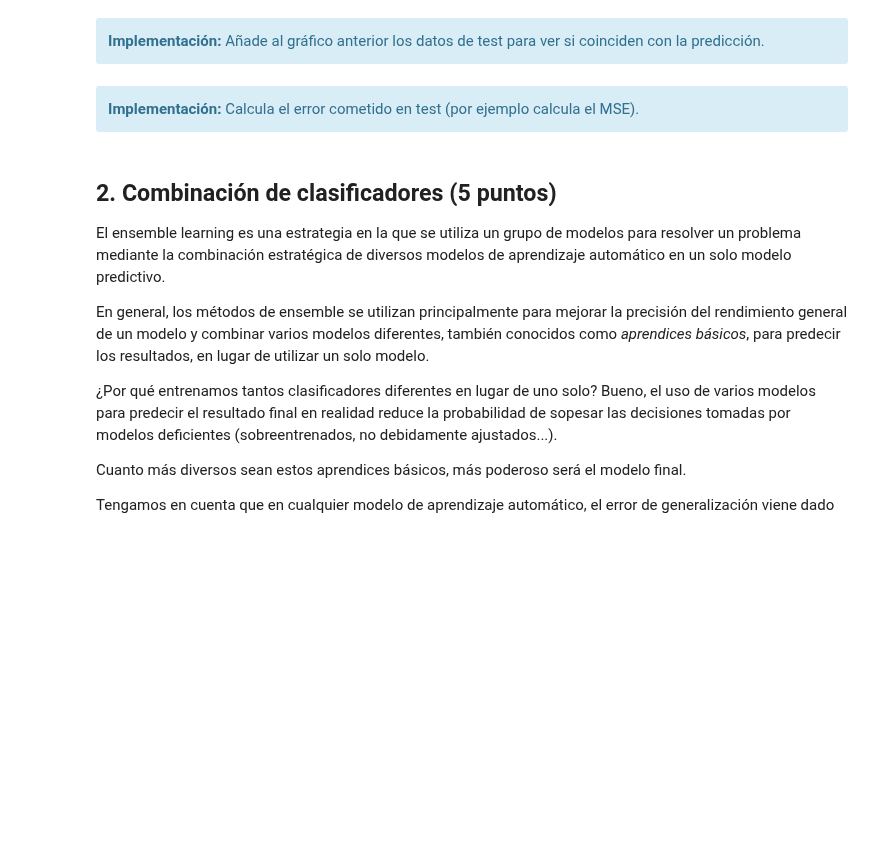
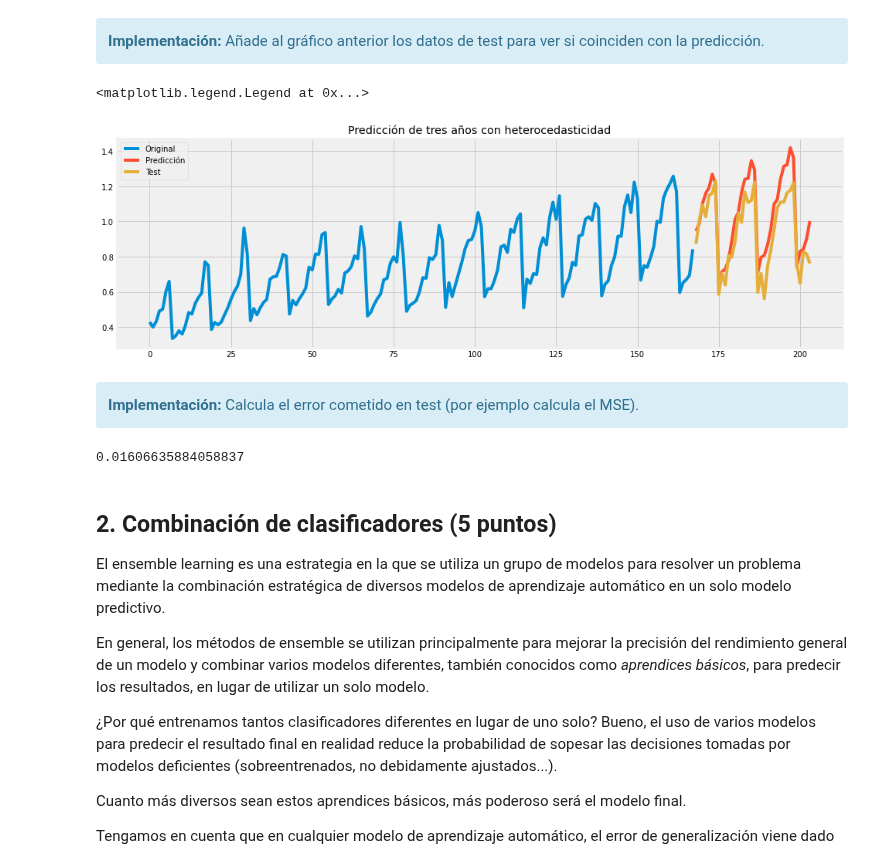
Before and after one commit to mariousm/Data-Science-Master, a Jupyter notebook: 2021-22/PrimerSemestre/Mineria/PEC4/UbiernaSanMamesMario_PEC4.ipynb, the cells around one changed output. Drawn from its saved outputs; the diff is of its cells as text; code cells hidden in the pictures; blank space fills up the shorter version.

```diff
--- a/2021-22/PrimerSemestre/Mineria/PEC4/UbiernaSanMamesMario_PEC4.ipynb
+++ b/2021-22/PrimerSemestre/Mineria/PEC4/UbiernaSanMamesMario_PEC4.ipynb
@@ -437,12 +479,27 @@ Mostrar gráficamente toda la serie, diferenciando con colores diferentes la ser
 <div class="alert alert-block alert-info">
 <strong>Implementación:</strong> Añade al gráfico anterior los datos de test para ver si coinciden con la predicción.
 </div>
+# %%
+# Mostramos la serie total con los valores predichos
+fig, ax = plt.subplots(1, 1, figsize=(15, 5))
+ax.plot(x_train, train)
+ax.plot(x_test, y_pred_heter)
+ax.plot(x_test, test)
+plt.title("Predicción de tres años con heterocedasticidad")
+plt.legend(["Original", "Predicción", "Test"])
+# %% [output]
+<matplotlib.legend.Legend at 0x...>
+[figure, added]
 # %% [markdown]
 <div class="alert alert-block alert-info">
 <strong>Implementación:</strong> Calcula el error cometido en test (por ejemplo calcula el MSE).
 
 
 </div>
+# %%
+mean_squared_error(test, y_pred_heter)
+# %% [output]
+0.01606635884058837
 # %% [markdown]
 ## 2. Combinación de clasificadores (5 puntos)
 
```
Also changed, not shown: parts of 6 cells of this notebook.
